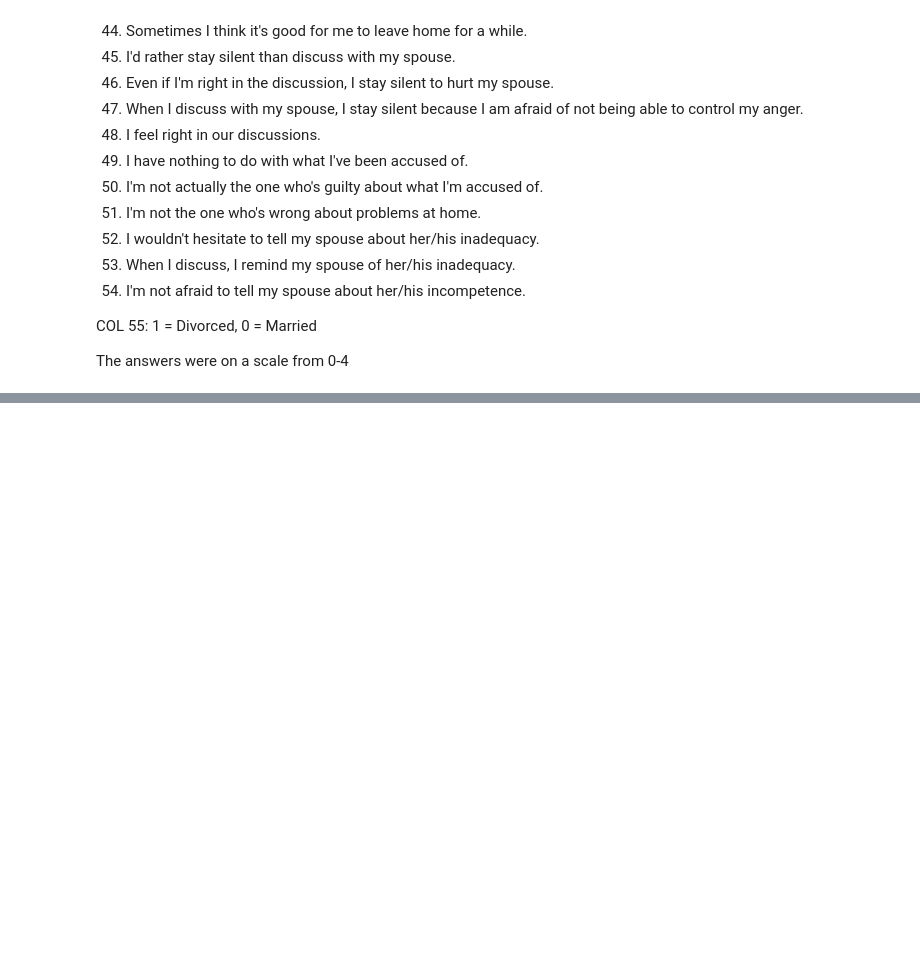
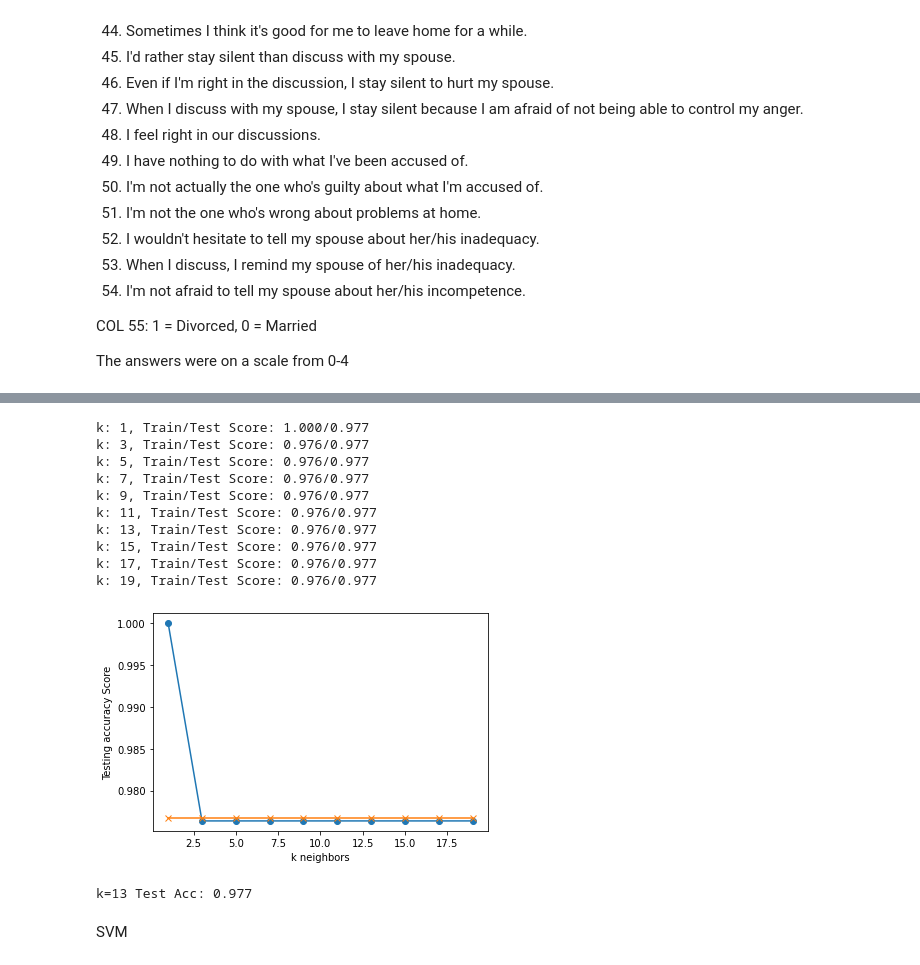
Before and after one commit to siekmeierpaul/FinalProject-Group4, a Jupyter notebook: ML Notebook Linear Regression.ipynb, the cells around one changed output, grey strips where cells are left out. Cells and saved outputs as stored; diff of their text form; code cells hidden in the pictures; blank space fills up the shorter version.

Commit message:
jupyter notebookwith classification models

```diff
--- a/ML Notebook Linear Regression.ipynb
+++ b/ML Notebook Linear Regression.ipynb
@@ -72,0 +147,3 @@ data
+# %%
+X = data.drop("Class", axis=1)
+X.head()
@@ -72,0 +158,50 @@ data
+# %%
+X_train, X_test, y_train, y_test = train_test_split(X, y, random_state=42)
+# %%
+from sklearn.preprocessing import StandardScaler
+
+# Create a StandardScater model and fit it to the training data
+
+X_scaler = StandardScaler().fit(X_train)
+# %%
+X_train_scaled = X_scaler.transform(X_train)
+X_test_scaled = X_scaler.transform(X_test)
+# %%
+train_scores = []
+test_scores = []
+for k in range(1, 20, 2):
+    knn = KNeighborsClassifier(n_neighbors=k)
+    knn.fit(X_train_scaled, y_train)
+    train_score = knn.score(X_train_scaled, y_train)
+    test_score = knn.score(X_test_scaled, y_test)
+    train_scores.append(train_score)
+    test_scores.append(test_score)
+    print(f"k: {k}, Train/Test Score: {train_score:.3f}/{test_score:.3f}")
+
+
+plt.plot(range(1, 20, 2), train_scores, marker='o')
+plt.plot(range(1, 20, 2), test_scores, marker="x")
+plt.xlabel("k neighbors")
+plt.ylabel("Testing accuracy Score")
+plt.show()
+# %% [output]
+k: 1, Train/Test Score: 1.000/0.977
+k: 3, Train/Test Score: 0.976/0.977
+k: 5, Train/Test Score: 0.976/0.977
+k: 7, Train/Test Score: 0.976/0.977
+k: 9, Train/Test Score: 0.976/0.977
+k: 11, Train/Test Score: 0.976/0.977
+k: 13, Train/Test Score: 0.976/0.977
+k: 15, Train/Test Score: 0.976/0.977
+k: 17, Train/Test Score: 0.976/0.977
+k: 19, Train/Test Score: 0.976/0.977
+[figure, added]
+# %%
+# Note that k: 13 seems to be the best choice for this dataset
+knn = KNeighborsClassifier(n_neighbors=13)
+knn.fit(X_train_scaled, y_train)
+print('k=13 Test Acc: %.3f' % knn.score(X_test_scaled, y_test))
+# %% [output]
+k=13 Test Acc: 0.977
+# %% [markdown]
+SVM
```
Also changed, not shown: parts of 27 cells of this notebook.
